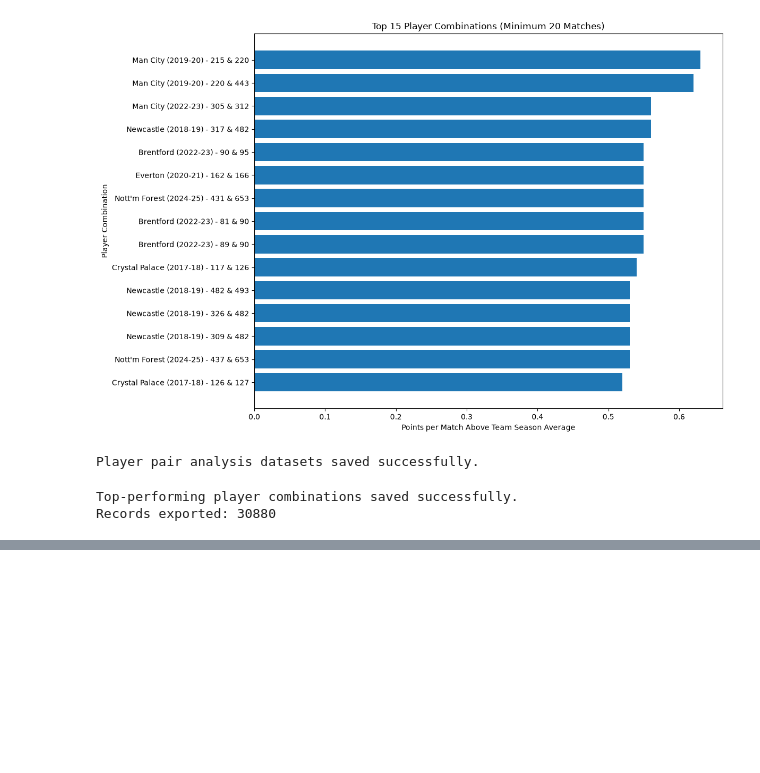
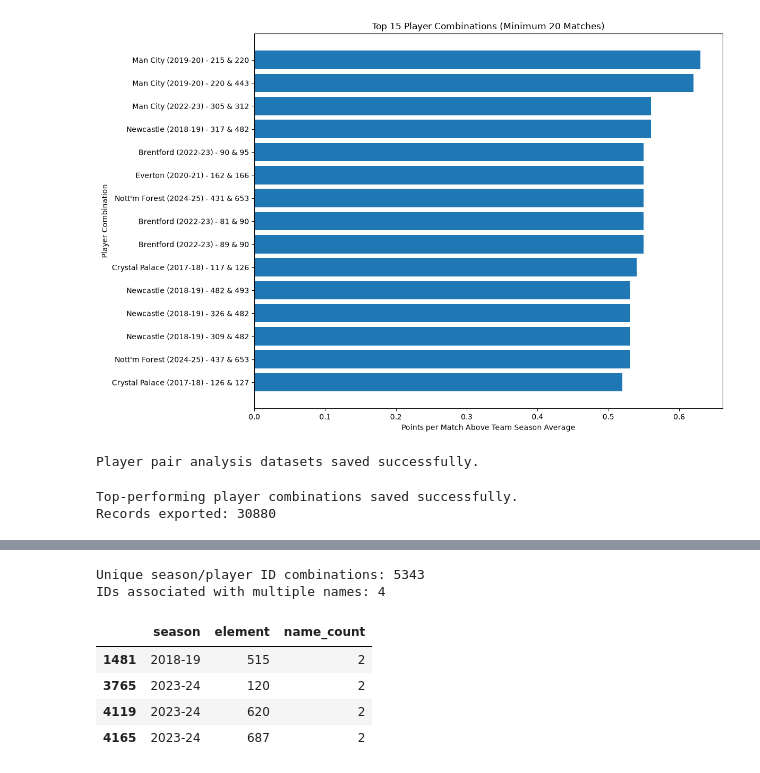
Before and after one commit to clellandjw/CMPT491_1, a Jupyter notebook: 491_2/combined_4.ipynb, the cells around one changed output, grey strips where cells are left out. Saved outputs shown, nothing was run; the diff lists cells and outputs as text; code cells hidden in the pictures; blank space fills up the shorter version.

```diff
--- a/491_2/combined_4.ipynb
+++ b/491_2/combined_4.ipynb
@@ -794,0 +853,26 @@ Records exported: 30880
+# %%
+player_id_check = (
+    players.groupby(["season", "element"])["name"]
+    .nunique()
+    .reset_index(name="name_count")
+)
+
+conflicting_ids = player_id_check[
+    player_id_check["name_count"] > 1
+]
+
+print("Unique season/player ID combinations:",
+      len(player_id_check))
+
+print("IDs associated with multiple names:",
+      len(conflicting_ids))
+
+display(conflicting_ids.head(10))
+# %% [output]
+Unique season/player ID combinations: 5343
+IDs associated with multiple names: 4
+|  | season | element | name_count |
+| 1481 | 2018-19 | 515 | 2 |
+| 3765 | 2023-24 | 120 | 2 |
+| 4119 | 2023-24 | 620 | 2 |
+| 4165 | 2023-24 | 687 | 2 |
```
Also changed, not shown: parts of 17 cells of this notebook, 9 other files.
